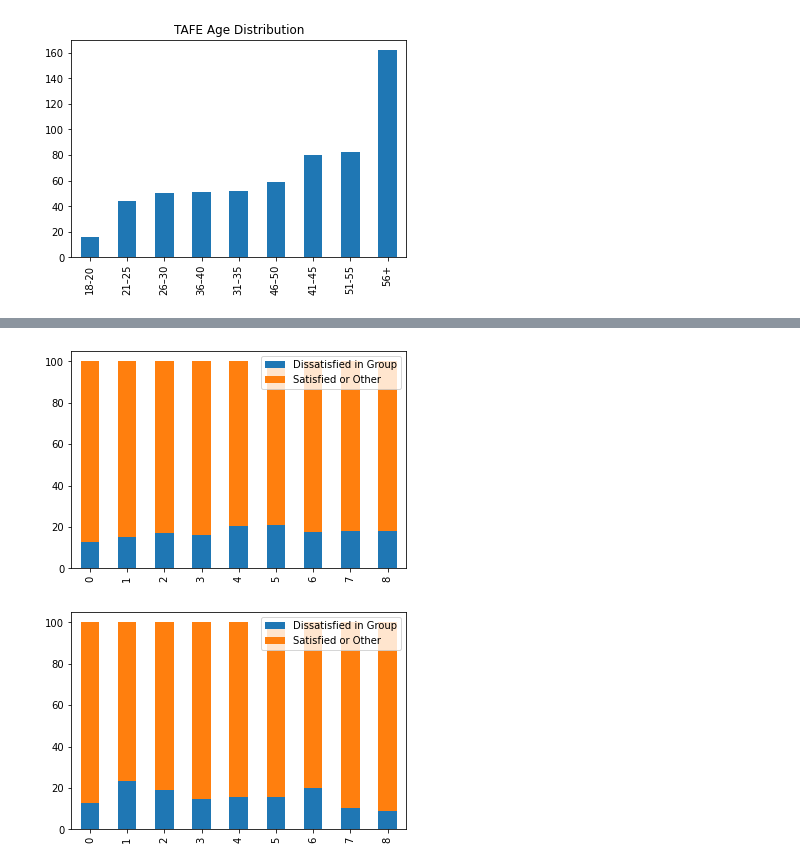
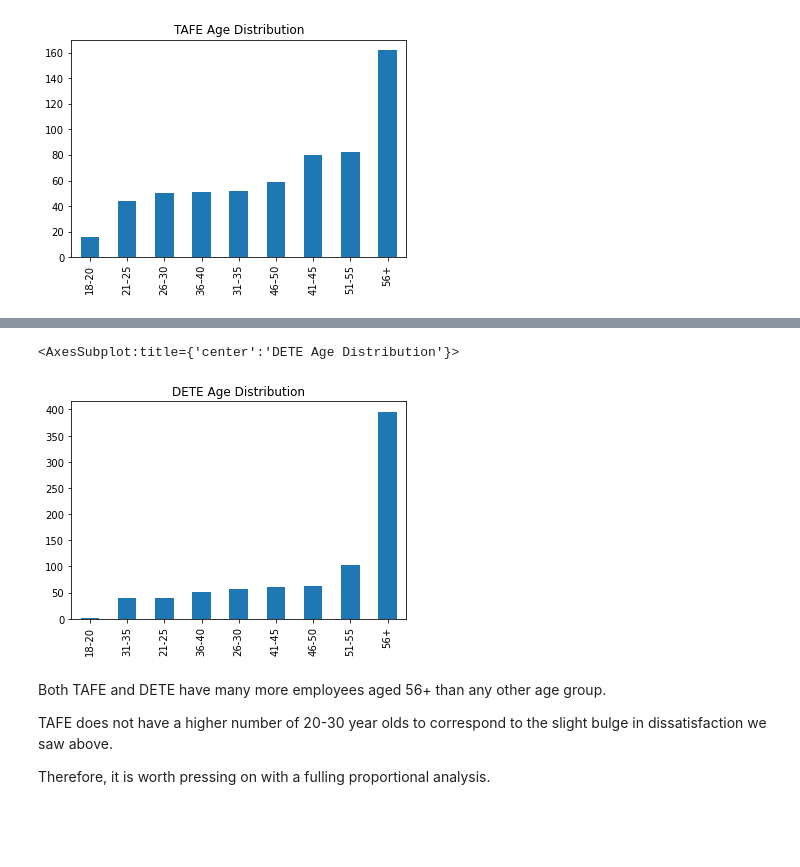
Before and after one commit to jholidayscott/employee_exit_survey, a Jupyter notebook: employee_exit_survey_age.ipynb, the cells around one changed output, grey strips where cells are left out. Cells and saved outputs as stored; diff of their text form; code cells hidden in the pictures; blank space fills up the shorter version.

```diff
--- a/employee_exit_survey_age.ipynb
+++ b/employee_exit_survey_age.ipynb
@@ -177,8 +72,12 @@ print(dete_frame_perc)
-# %%
-tafe_frame_perc.plot(kind='bar', stacked=True)
-plt.show()
-dete_frame_perc.plot(kind='bar', stacked=True)
-plt.show()
-# %% [output]
-[figure, removed]
-[figure, removed]
+# %%
+values = survey.loc[survey['college'] == 'DETE','age']
+values.value_counts().sort_values(ascending=True).plot(kind='bar', title='DETE Age Distribution')
+# %% [output]
+<AxesSubplot:title={'center':'DETE Age Distribution'}>
+[figure, added]
+# %% [markdown]
+Both TAFE and DETE have many more employees aged 56+ than any other age group.
+
+TAFE does not have a higher number of 20-30 year olds to correspond to the slight bulge in dissatisfaction we saw above.
+
+Therefore, it is worth pressing on with a fulling proportional analysis.
```
Also changed, not shown: parts of 17 cells of this notebook, 2 other files.
